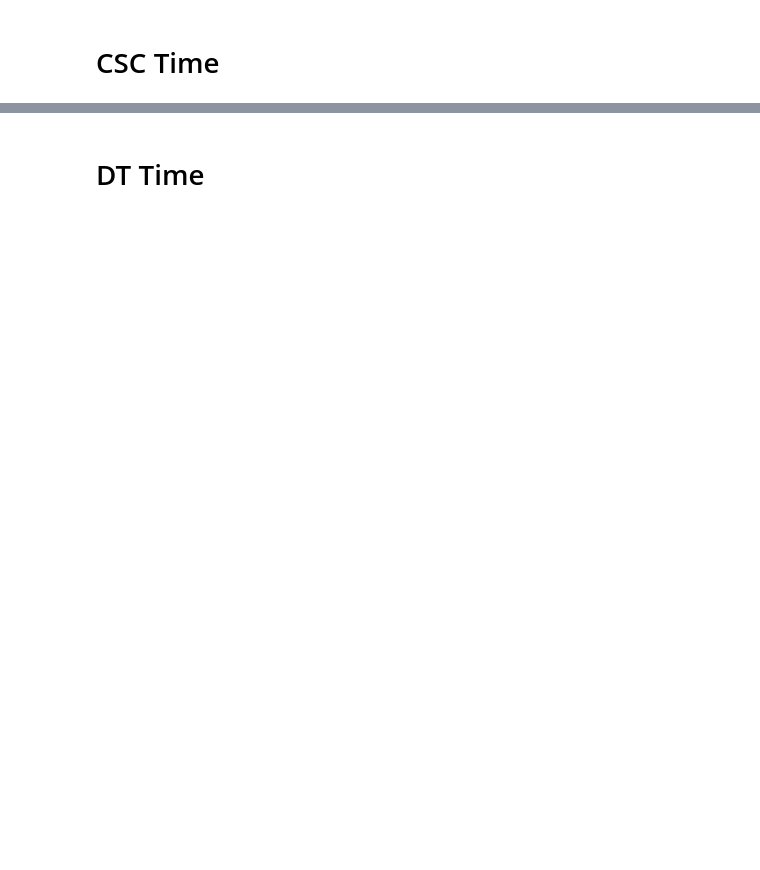
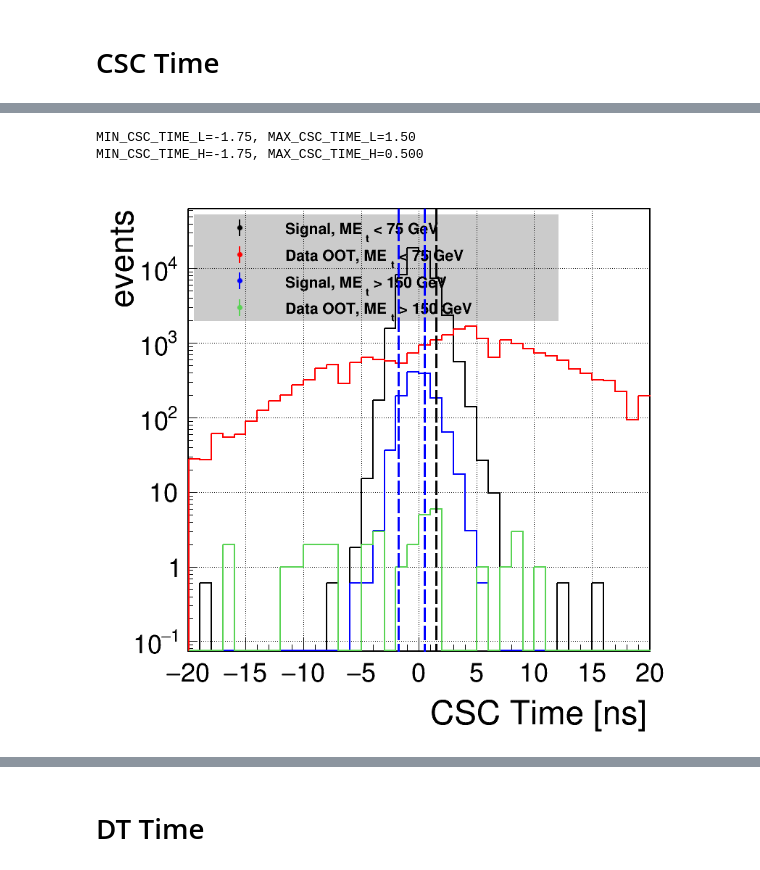
Before and after one commit to cms-lpc-llp/mds_analysis, a Jupyter notebook: notebooks/cut_optimization.ipynb, the cells around one changed output, grey strips where cells are left out. Drawn from its saved outputs; the diff is of its cells as text; code cells hidden in the pictures; blank space fills up the shorter version.

```diff
--- a/notebooks/cut_optimization.ipynb
+++ b/notebooks/cut_optimization.ipynb
@@ -318,0 +286,45 @@ MIN_CSC_TIME_H=-1.82, MAX_CSC_TIME_H=2.626, s2b_hl=232.58, s2b_hr=192.07
+# %%
+MIN_CSC_TIME_L, MAX_CSC_TIME_L = -5, 12.5#None, None
+MIN_CSC_TIME_H, MAX_CSC_TIME_H = -5, 12.5#None, None
+
+# --- #
+bins, log, norm = [40,-20,20], True, False
+# bins, log, norm = [40,-20,20], False, True
+axis_titles = ['CSC Time [ns]', f'{"fraction of " if norm else ""}events']
+values = [ms['cscTimeWeighted'] for ms in mss]
+
+_v, _n, _w, _c = values, names, weights, colors
+canvas, legend, hists = create_hists(_v, bins, _n, axis_titles, _w, _c, styles=None, log=log, norm=norm)
+
+# --- #
+# {criteria}_{met category}{cut category} (eg s2b_l(ow met)l(ess than 0))
+ths_lt, ths_gt = np.linspace(bins[1],0,81), np.linspace(0,bins[2],81)
+s2b_ll, th_ll, roc_ll = optimize(_v[0], _v[1], ths_lt, gsel=lambda x: x<0, order='>')
+s2b_lg, th_lg, roc_lg = optimize(_v[0], _v[1], ths_gt, gsel=lambda x: x>=0, order='<')
+s2b_hl, th_hl, roc_hl = optimize(_v[2], _v[3], ths_lt, gsel=lambda x: x<0, order='>')
+s2b_hg, th_hg, roc_hg = optimize(_v[2], _v[3], ths_gt, gsel=lambda x: x>=0, order='<')
+
+MIN_CSC_TIME_L, MAX_CSC_TIME_L = th_ll, th_lg
+MIN_CSC_TIME_H, MAX_CSC_TIME_H = th_hl, th_hg
+
+print(f'{MIN_CSC_TIME_L=:.2f}, {MAX_CSC_TIME_L=:.2f}')#, {s2b_ll=:.2f}, {s2b_lg=:.2f}')
+print(f'{MIN_CSC_TIME_H=:.2f}, {MAX_CSC_TIME_H=:.3f}')#, {s2b_hl=:.2f}, {s2b_hg=:.2f}')
+
+# --- #
+lines = [rt.TLine(MIN_CSC_TIME_L, 0, MIN_CSC_TIME_L, hists[0].GetMaximum()),
+         rt.TLine(MAX_CSC_TIME_L, 0, MAX_CSC_TIME_L, hists[0].GetMaximum()),
+         rt.TLine(MIN_CSC_TIME_H, 0, MIN_CSC_TIME_H, hists[0].GetMaximum()),
+         rt.TLine(MAX_CSC_TIME_H, 0, MAX_CSC_TIME_H, hists[0].GetMaximum())
+]
+
+for iline, line, in enumerate(lines):
+    line.SetLineColor(hists[(iline//2)*2].GetLineColor())
+    line.SetLineStyle(9)
+    line.SetLineWidth(3)
+    line.Draw()
+
+canvas.Draw()
+# %% [output]
+MIN_CSC_TIME_L=-1.75, MAX_CSC_TIME_L=1.50
+MIN_CSC_TIME_H=-1.75, MAX_CSC_TIME_H=0.500
+[figure, added]
```
Also changed, not shown: parts of 20 cells of this notebook, 2 other files.
